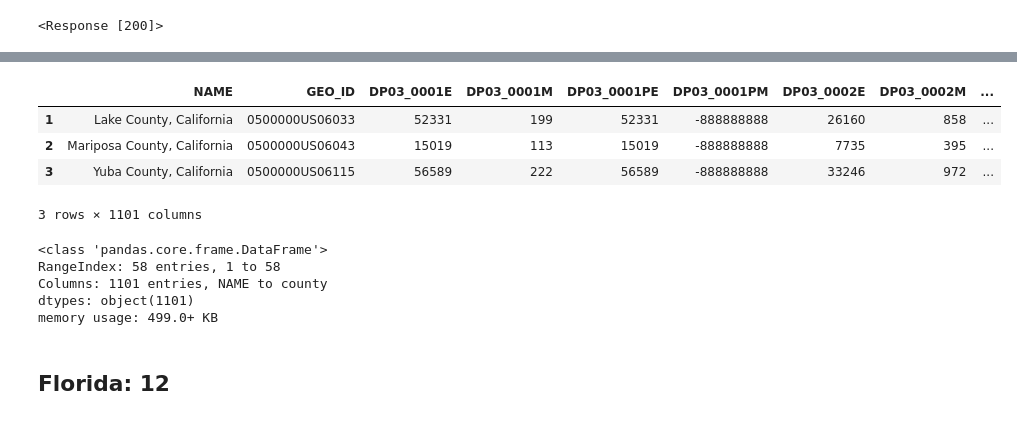
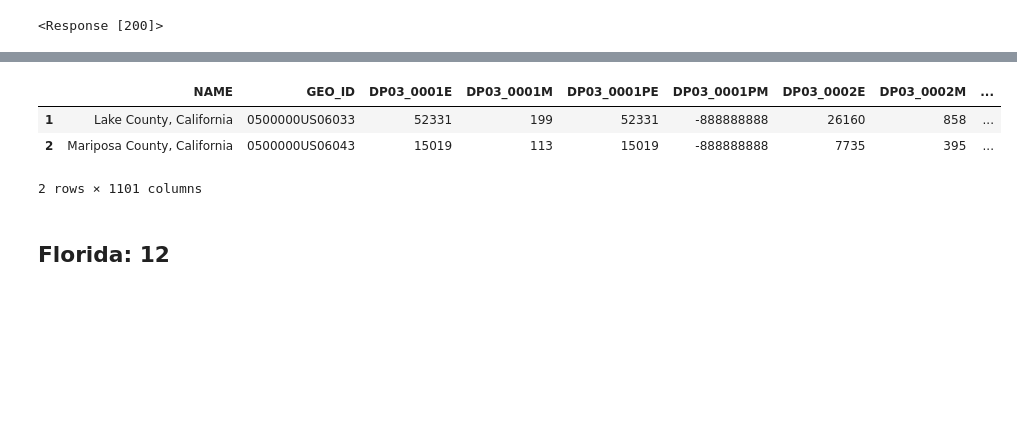
Before and after one commit to cxclark/covid19-analysis, a Jupyter notebook: code/01_data_collection_5_states.ipynb, the cells around one changed output, grey strips where cells are left out. Saved outputs shown, nothing was run; the diff lists cells and outputs as text; code cells hidden in the pictures; blank space fills up the shorter version.

```diff
--- a/code/01_data_collection_5_states.ipynb
+++ b/code/01_data_collection_5_states.ipynb
@@ -637,22 +351,12 @@ df03_ca.head(3)
 # Set the values in the first row to the columns
 df03_ca.columns = df03_ca.iloc[0]
 # %%
-# Drop the first row
+# Drop the first row.
 df03_ca = df03_ca.iloc[1:, :]
-
-df03_ca.head(3)
+# Display the first few rows of the dataframe.
+df03_ca.head(2)
 # %% [output]
 |  | NAME | GEO_ID | DP03_0001E | DP03_0001M | DP03_0001PE | DP03_0001PM | DP03_0002E | DP03_0002M | ... |
 | 1 | Lake County, California | 0500000US06033 | 52331 | 199 | 52331 | -888888888 | 26160 | 858 | ... |
 | 2 | Mariposa County, California | 0500000US06043 | 15019 | 113 | 15019 | -888888888 | 7735 | 395 | ... |
-| 3 | Yuba County, California | 0500000US06115 | 56589 | 222 | 56589 | -888888888 | 33246 | 972 | ... |
-3 rows × 1101 columns
+2 rows × 1101 columns
-# %%
-# Display information about the dataframe.
-df03_ca.info()
-# %% [output]
-<class 'pandas.core.frame.DataFrame'>
-RangeIndex: 58 entries, 1 to 58
-Columns: 1101 entries, NAME to county
-dtypes: object(1101)
-memory usage: 499.0+ KB
```
Also changed, not shown: parts of 143 cells of this notebook, 22 other files.
